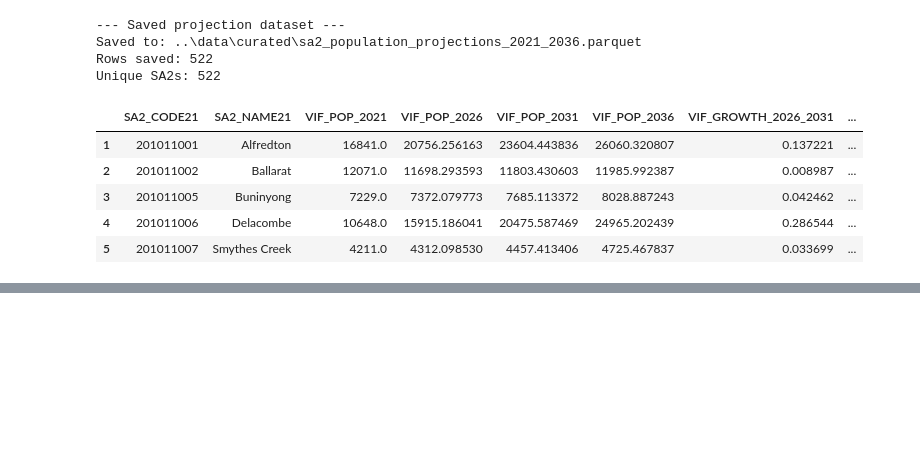
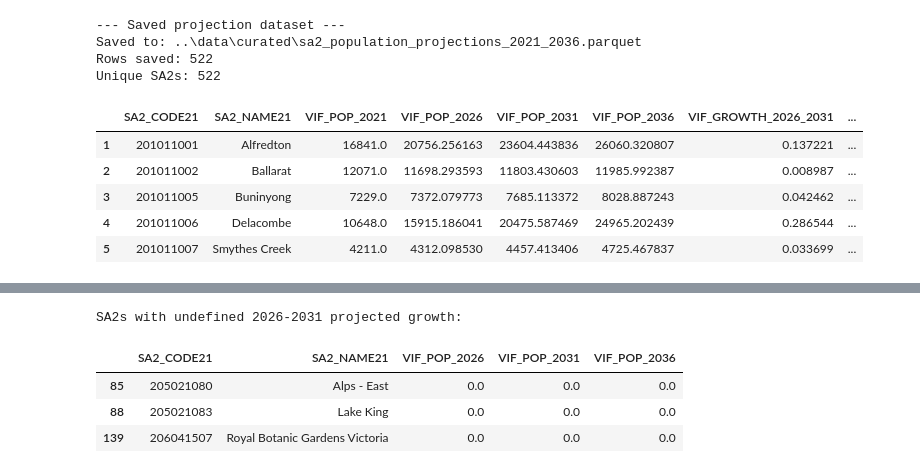
Before and after one commit to mdharmawan19/industry-project-group-55, a Jupyter notebook: notebooks/04_abs_sa2_crosswalk.ipynb, the cells around one changed output, grey strips where cells are left out. Drawn from its saved outputs; the diff is of its cells as text; code cells hidden in the pictures; blank space fills up the shorter version.

```diff
--- a/notebooks/04_abs_sa2_crosswalk.ipynb
+++ b/notebooks/04_abs_sa2_crosswalk.ipynb
@@ -687,0 +774,24 @@ Unique SA2s: 522
+# %%
+# ============================================================
+# Inspect undefined projected population growth
+# ============================================================
+
+missing_vif_growth = sa2_features.loc[
+    sa2_features["VIF_GROWTH_2026_2031"].isna(),
+    [
+        "SA2_CODE21",
+        "SA2_NAME21",
+        "VIF_POP_2026",
+        "VIF_POP_2031",
+        "VIF_POP_2036"
+    ]
+]
+
+print("SA2s with undefined 2026-2031 projected growth:")
+display(missing_vif_growth)
+# %% [output]
+SA2s with undefined 2026-2031 projected growth:
+|  | SA2_CODE21 | SA2_NAME21 | VIF_POP_2026 | VIF_POP_2031 | VIF_POP_2036 |
+| 85 | 205021080 | Alps - East | 0.0 | 0.0 | 0.0 |
+| 88 | 205021083 | Lake King | 0.0 | 0.0 | 0.0 |
+| 139 | 206041507 | Royal Botanic Gardens Victoria | 0.0 | 0.0 | 0.0 |
```
Also changed, not shown: parts of 1 cell of this notebook.
